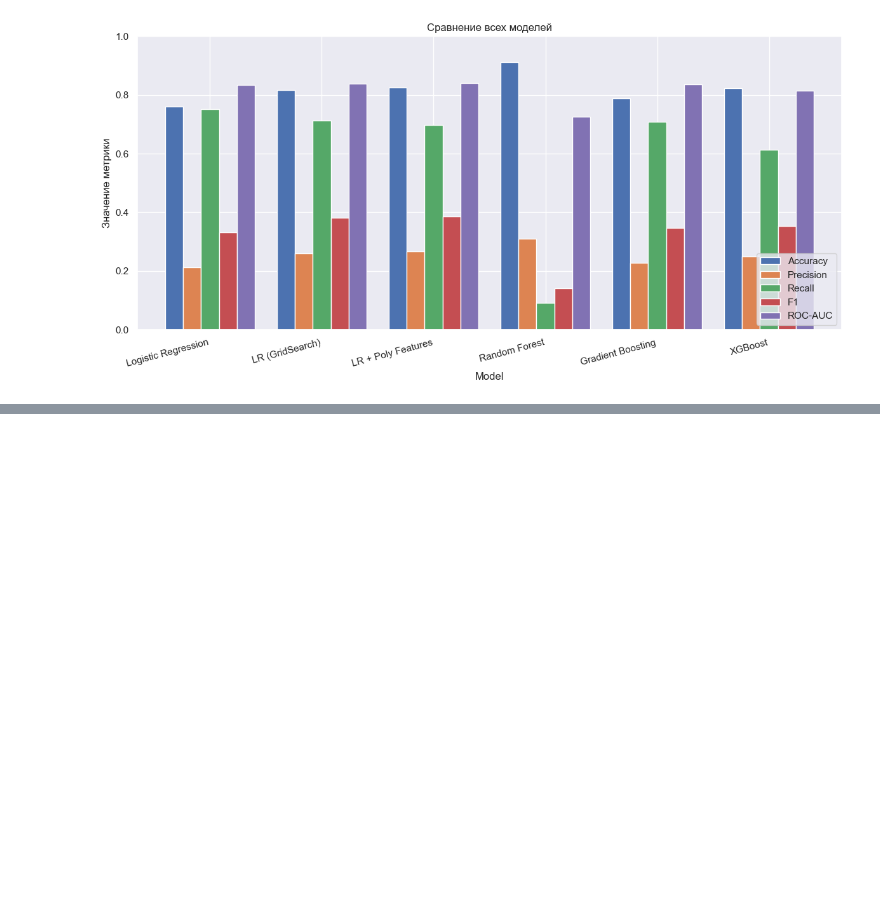
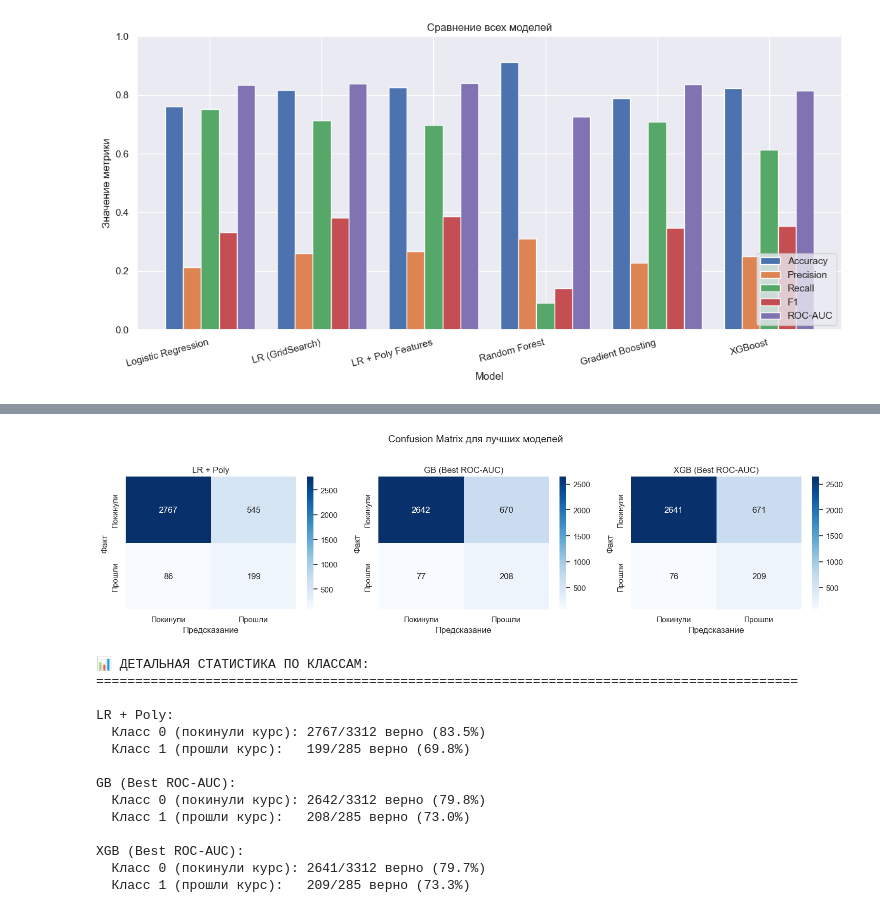
Before and after one commit to SergeySemenov314/stepik_retention_models, a Jupyter notebook: Untitled.ipynb, the cells around one changed output, grey strips where cells are left out. Cells and saved outputs as stored; diff of their text form; code cells hidden in the pictures; blank space fills up the shorter version.

```diff
--- a/Untitled.ipynb
+++ b/Untitled.ipynb
@@ -1613,0 +2139,54 @@ XGBoost                0.8226     0.2489  0.6140  0.3543   0.8142
+# %%
+# === CONFUSION MATRIX ДЛЯ ЛУЧШИХ МОДЕЛЕЙ ===
+from sklearn.metrics import confusion_matrix
+import seaborn as sns
+
+fig, axes = plt.subplots(1, 3, figsize=(15, 4))
+
+models_best = {
+    'LR + Poly': (lr_poly, X_test_final_scaled),
+    'GB (Best ROC-AUC)': (gb_best_roc, X_test_final),
+    'XGB (Best ROC-AUC)': (xgb_best_roc, X_test_final)
+}
+
+for ax, (name, (model, X_data)) in zip(axes, models_best.items()):
+    y_pred = model.predict(X_data)
+    cm = confusion_matrix(y_test, y_pred)
+
+    sns.heatmap(cm, annot=True, fmt='d', cmap='Blues', ax=ax,
+                xticklabels=['Покинули', 'Прошли'],
+                yticklabels=['Покинули', 'Прошли'])
+    ax.set_xlabel('Предсказание')
+    ax.set_ylabel('Факт')
+    ax.set_title(f'{name}')
+
+plt.suptitle('Confusion Matrix для лучших моделей', fontsize=14, y=1.02)
+plt.tight_layout()
+plt.show()
+
+# Детальная статистика
+print("\n📊 ДЕТАЛЬНАЯ СТАТИСТИКА ПО КЛАССАМ:")
+print("="*90)
+for name, (model, X_data) in models_best.items():
+    y_pred = model.predict(X_data)
+    tn, fp, fn, tp = confusion_matrix(y_test, y_pred).ravel()
+
+    print(f"\n{name}:")
+    print(f"  Класс 0 (покинули курс): {tn}/{total_left} верно ({100*tn/total_left:.1f}%)")
+    print(f"  Класс 1 (прошли курс):   {tp}/{total_passed} верно ({100*tp/total_passed:.1f}%)")
+# %% [output]
+[figure, added]
+📊 ДЕТАЛЬНАЯ СТАТИСТИКА ПО КЛАССАМ:
+==========================================================================================
+
+LR + Poly:
+  Класс 0 (покинули курс): 2767/3312 верно (83.5%)
+  Класс 1 (прошли курс):   199/285 верно (69.8%)
+
+GB (Best ROC-AUC):
+  Класс 0 (покинули курс): 2642/3312 верно (79.8%)
+  Класс 1 (прошли курс):   208/285 верно (73.0%)
+
+XGB (Best ROC-AUC):
+  Класс 0 (покинули курс): 2641/3312 верно (79.7%)
+  Класс 1 (прошли курс):   209/285 верно (73.3%)
```
Also changed, not shown: parts of 13 cells of this notebook.
